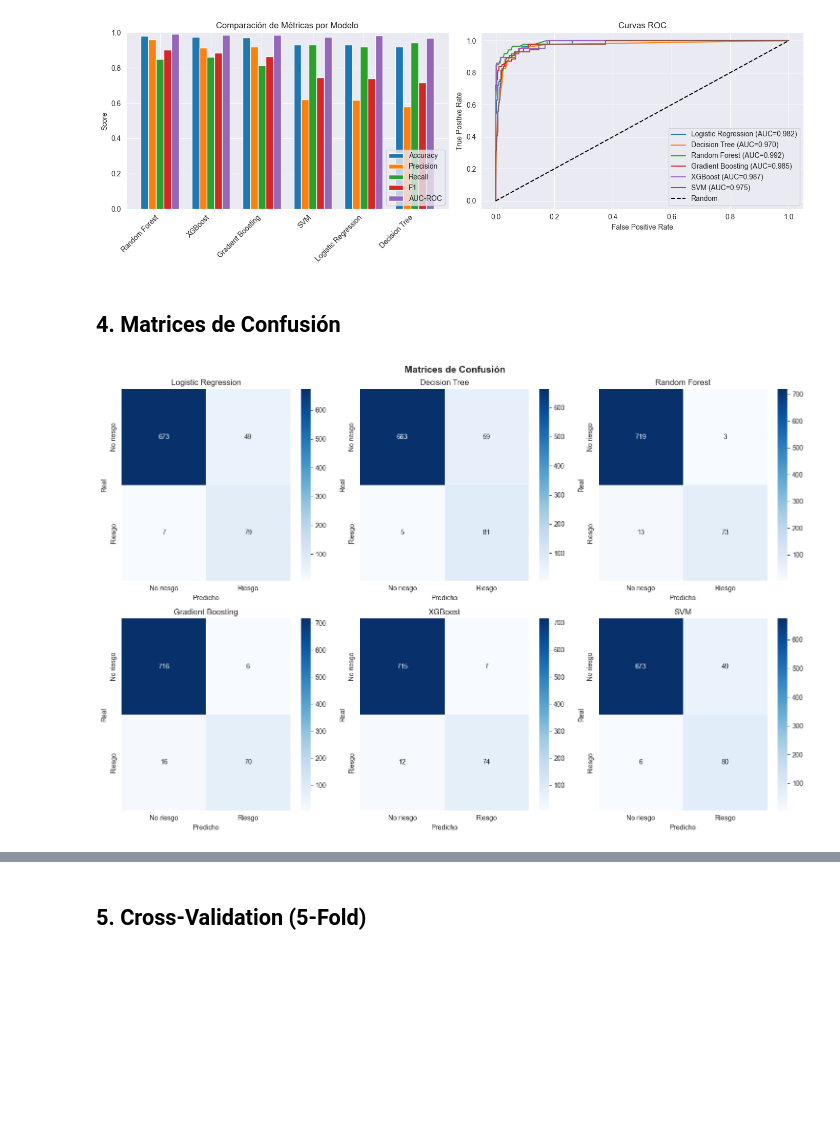
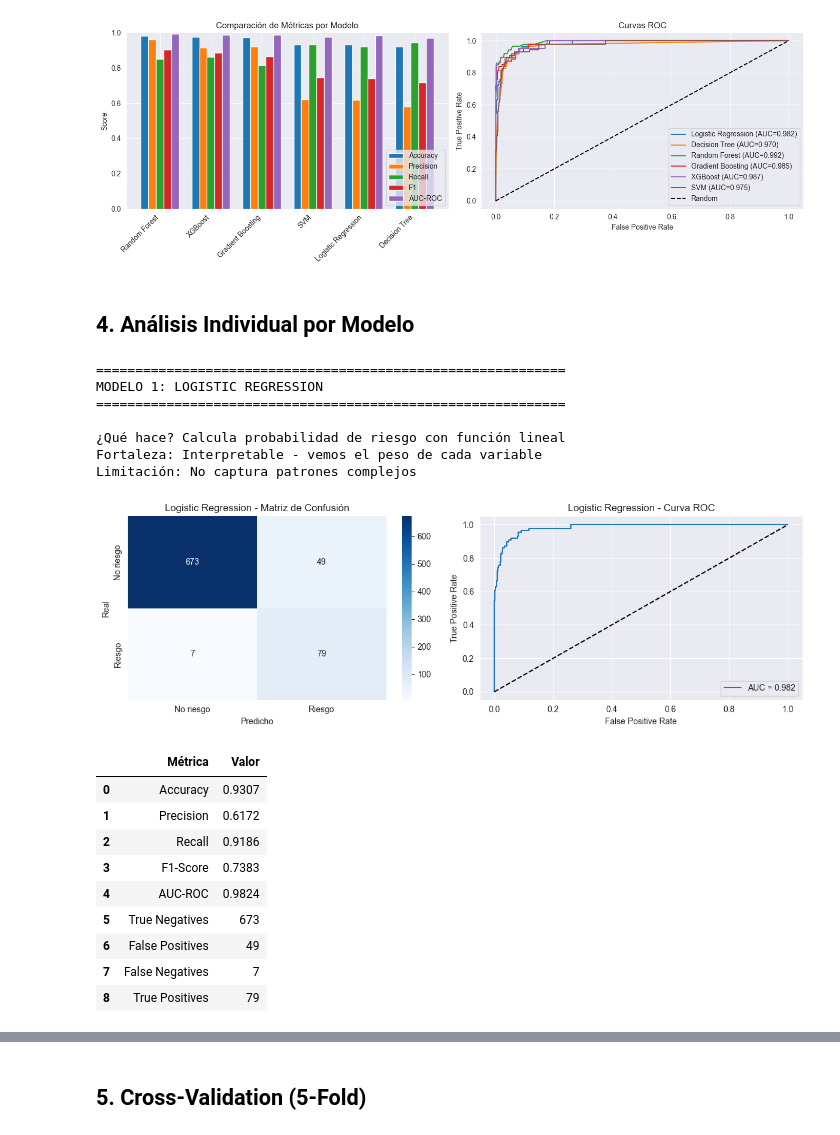
Before and after one commit to jorge-ivan-jimenez-reyes/MachineLearning, a Jupyter notebook: Proyecto/grad_rate_models.ipynb, the cells around one changed output, grey strips where cells are left out. Cells and saved outputs as stored; diff of their text form; code cells hidden in the pictures; blank space fills up the shorter version.

```diff
--- a/Proyecto/grad_rate_models.ipynb
+++ b/Proyecto/grad_rate_models.ipynb
@@ -144,27 +144,5 @@ plt.tight_layout()
 plt.show()
 # %% [output]
 [figure]
-# %% [markdown]
-## 4. Matrices de Confusión
-# %%
-fig, axes = plt.subplots(2, 3, figsize=(15, 10))
-axes = axes.ravel()
-
-for idx, (name, model) in enumerate(models.items()):
-    if name in ['Logistic Regression', 'SVM']:
-        y_pred = model.predict(X_test_scaled)
-    else:
-        y_pred = model.predict(X_test)
-
-    cm = confusion_matrix(y_test, y_pred)
-    sns.heatmap(cm, annot=True, fmt='d', cmap='Blues', ax=axes[idx],
-                xticklabels=['No riesgo', 'Riesgo'], yticklabels=['No riesgo', 'Riesgo'])
-    axes[idx].set_title(name)
-    axes[idx].set_ylabel('Real')
-    axes[idx].set_xlabel('Predicho')
-
-plt.suptitle('Matrices de Confusión', fontsize=14, fontweight='bold')
-plt.tight_layout()
-plt.show()
-# %% [output]
-[figure, removed]
+# %% [markdown]
+## 4. Análisis Individual por Modelo
@@ -170,0 +186,29 @@ plt.show()
+# %%
+print("="*60)
+print("MODELO 1: LOGISTIC REGRESSION")
+print("="*60)
+print("""
+¿Qué hace? Calcula probabilidad de riesgo con función lineal
+Fortaleza: Interpretable - vemos el peso de cada variable
+Limitación: No captura patrones complejos
+""")
+plot_model_analysis('Logistic Regression', models['Logistic Regression'], X_test_scaled, y_test)
+# %% [output]
+============================================================
+MODELO 1: LOGISTIC REGRESSION
+============================================================
+
+¿Qué hace? Calcula probabilidad de riesgo con función lineal
+Fortaleza: Interpretable - vemos el peso de cada variable
+Limitación: No captura patrones complejos
+[figure, added]
+|  | Métrica | Valor |
+| 0 | Accuracy | 0.9307 |
+| 1 | Precision | 0.6172 |
+| 2 | Recall | 0.9186 |
+| 3 | F1-Score | 0.7383 |
+| 4 | AUC-ROC | 0.9824 |
+| 5 | True Negatives | 673 |
+| 6 | False Positives | 49 |
+| 7 | False Negatives | 7 |
+| 8 | True Positives | 79 |
```
Also changed, not shown: parts of 7 cells of this notebook, 6 other files.
